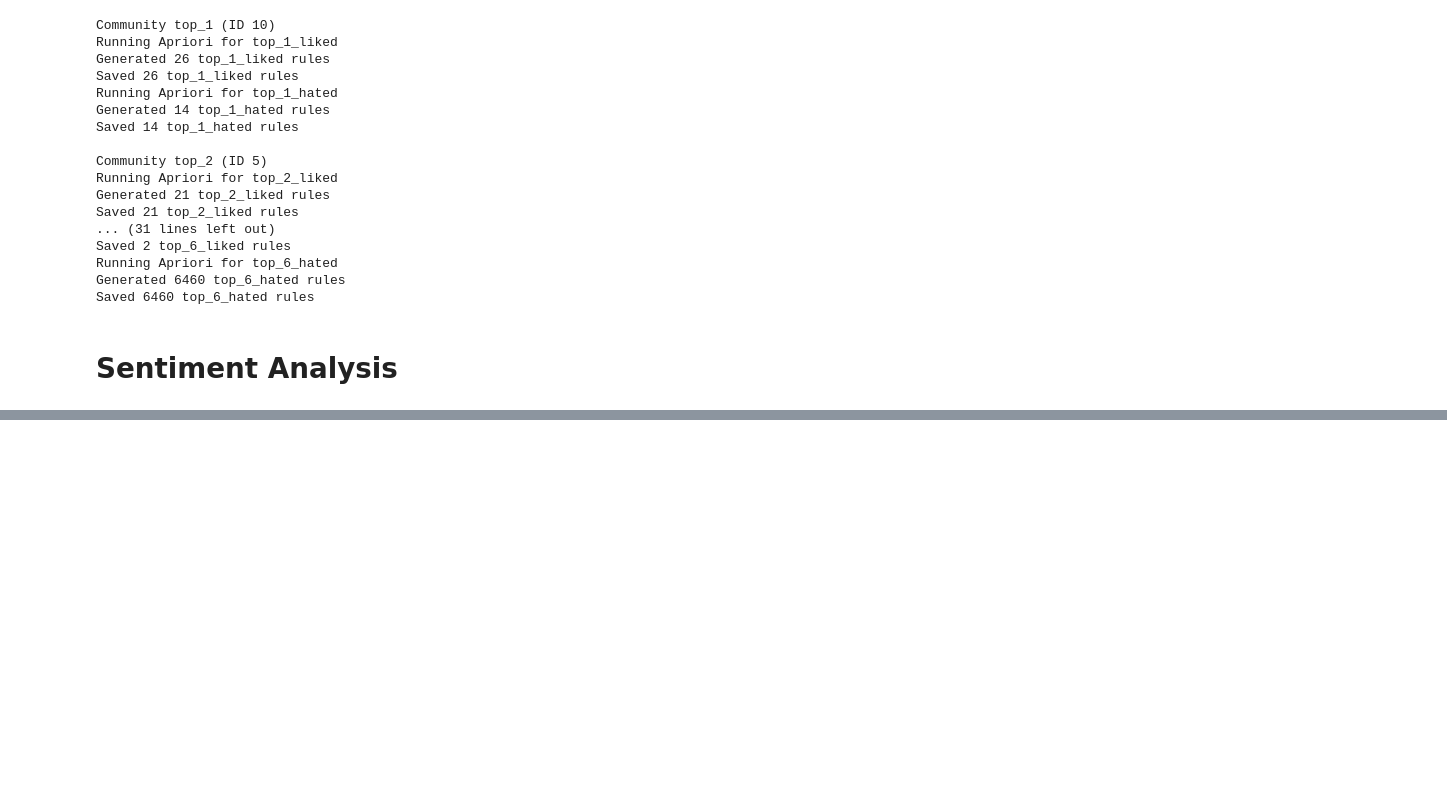
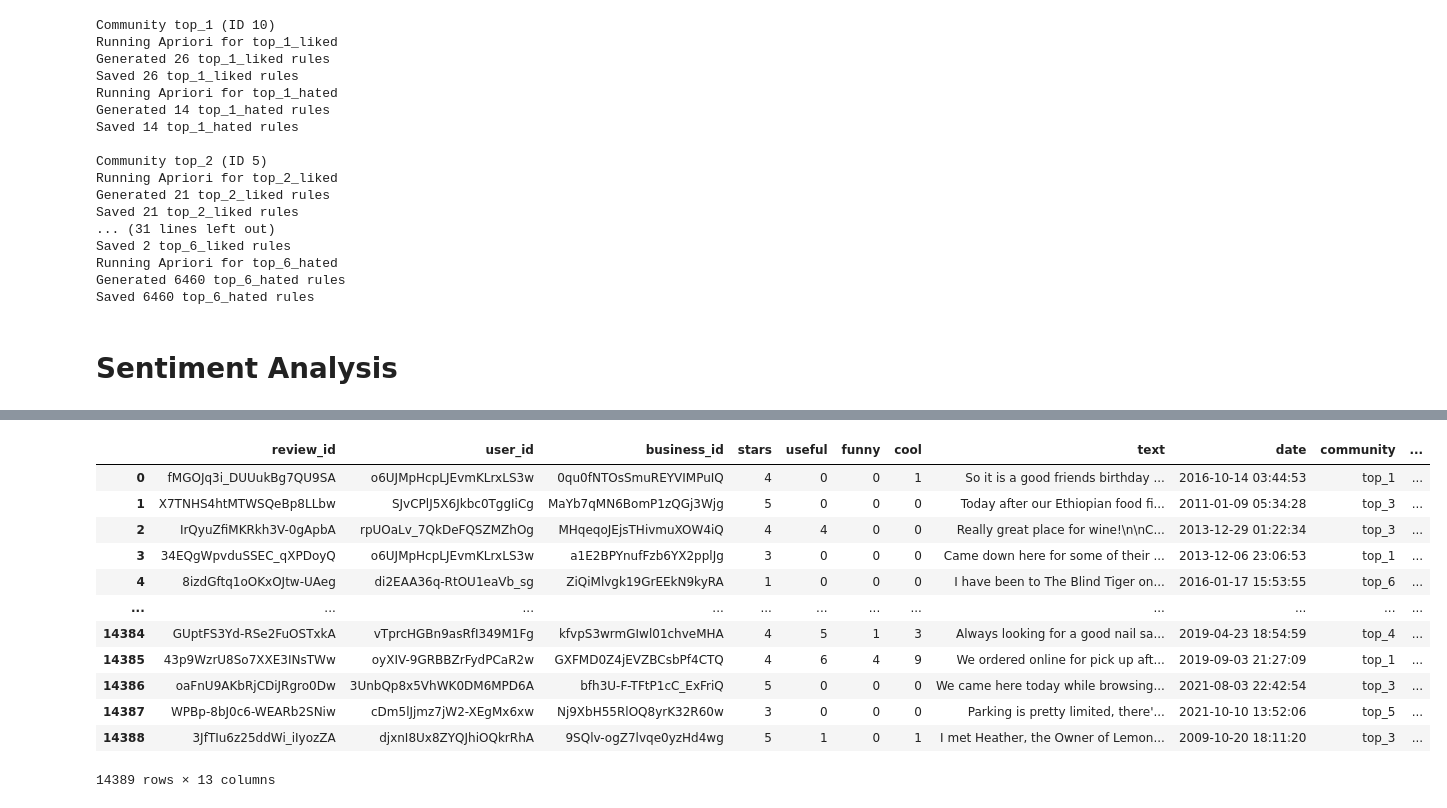
Before and after one commit to Cerlog/02807-project, a Jupyter notebook: FINAL_NOTEBOOK.ipynb, the cells around one changed output, grey strips where cells are left out. Cells and saved outputs as stored; diff of their text form; code cells hidden in the pictures; blank space fills up the shorter version.

```diff
--- a/FINAL_NOTEBOOK.ipynb
+++ b/FINAL_NOTEBOOK.ipynb
@@ -912,0 +954,39 @@ Saved 6460 top_6_hated rules
+# %%
+SENT_DIR = DATA_DIR_PROC / "sentiment"
+SENT_DIR.mkdir(parents=True, exist_ok=True)
+
+chunk_size = 50_000
+
+all_chunks = []  # if you want everything in one big DF at the end
+
+usecols = ["review_id", "user_id", "business_id", "text", "stars"]  # adapt to your schema
+
+for chunk in pd.read_json(REVIEWS_CLEAN, lines=True, chunksize=chunk_size):
+    # keep only users in the selected communities
+    chunk = chunk[chunk["user_id"].isin(target_users)].copy()
+    if chunk.empty:
+        continue
+
+    # add community label
+    chunk["community"] = chunk["user_id"].map(user_to_comm)
+
+    # run sentiment in batches
+    texts = chunk["text"].tolist()
+    preds = sentiment(texts, batch_size=32, truncation=True)
+
+    chunk["sent_label"] = [p["label"] for p in preds]
+    chunk["sent_score"] = [p["score"] for p in preds]
+
+    all_chunks.append(chunk)
+
+if all_chunks:
+    reviews_sent = pd.concat(all_chunks, ignore_index=True)
+else:
+    reviews_sent = pd.DataFrame()
+
+print(f"Total community reviews with sentiment: {len(reviews_sent)}")
+
+# Save once so you can freely poke it later
+out_path = SENT_DIR / "community_reviews_sentiment.parquet"
+reviews_sent.to_parquet(out_path, index=False)
+print(f"Saved per-review sentiment to: {out_path}")
@@ -912,0 +1011,16 @@ Saved 6460 top_6_hated rules
+# %%
+reviews_sent
+# %% [output]
+|  | review_id | user_id | business_id | stars | useful | funny | cool | text | date | community | ... |
+| 0 | fMGOJq3i_DUUukBg7QU9SA | o6UJMpHcpLJEvmKLrxLS3w | 0qu0fNTOsSmuREYVIMPuIQ | 4 | 0 | 0 | 1 | So it is a good friends birthday ... | 2016-10-14 03:44:53 | top_1 | ... |
+| 1 | X7TNHS4htMTWSQeBp8LLbw | SJvCPlJ5X6Jkbc0TggIiCg | MaYb7qMN6BomP1zQGj3Wjg | 5 | 0 | 0 | 0 | Today after our Ethiopian food fi... | 2011-01-09 05:34:28 | top_3 | ... |
+| 2 | IrQyuZfiMKRkh3V-0gApbA | rpUOaLv_7QkDeFQSZMZhOg | MHqeqoJEjsTHivmuXOW4iQ | 4 | 4 | 0 | 0 | Really great place for wine!\n\nC... | 2013-12-29 01:22:34 | top_3 | ... |
+| 3 | 34EQgWpvduSSEC_qXPDoyQ | o6UJMpHcpLJEvmKLrxLS3w | a1E2BPYnufFzb6YX2pplJg | 3 | 0 | 0 | 0 | Came down here for some of their ... | 2013-12-06 23:06:53 | top_1 | ... |
+| 4 | 8izdGftq1oOKxOJtw-UAeg | di2EAA36q-RtOU1eaVb_sg | ZiQiMlvgk19GrEEkN9kyRA | 1 | 0 | 0 | 0 | I have been to The Blind Tiger on... | 2016-01-17 15:53:55 | top_6 | ... |
+| ... | ... | ... | ... | ... | ... | ... | ... | ... | ... | ... | ... |
+| 14384 | GUptFS3Yd-RSe2FuOSTxkA | vTprcHGBn9asRfI349M1Fg | kfvpS3wrmGIwl01chveMHA | 4 | 5 | 1 | 3 | Always looking for a good nail sa... | 2019-04-23 18:54:59 | top_4 | ... |
+| 14385 | 43p9WzrU8So7XXE3INsTWw | oyXIV-9GRBBZrFydPCaR2w | GXFMD0Z4jEVZBCsbPf4CTQ | 4 | 6 | 4 | 9 | We ordered online for pick up aft... | 2019-09-03 21:27:09 | top_1 | ... |
+| 14386 | oaFnU9AKbRjCDiJRgro0Dw | 3UnbQp8x5VhWK0DM6MPD6A | bfh3U-F-TFtP1cC_ExFriQ | 5 | 0 | 0 | 0 | We came here today while browsing... | 2021-08-03 22:42:54 | top_3 | ... |
+| 14387 | WPBp-8bJ0c6-WEARb2SNiw | cDm5lJjmz7jW2-XEgMx6xw | Nj9XbH55RlOQ8yrK32R60w | 3 | 0 | 0 | 0 | Parking is pretty limited, there'... | 2021-10-10 13:52:06 | top_5 | ... |
+| 14388 | 3JfTIu6z25ddWi_iIyozZA | djxnI8Ux8ZYQJhiOQkrRhA | 9SQlv-ogZ7lvqe0yzHd4wg | 5 | 1 | 0 | 1 | I met Heather, the Owner of Lemon... | 2009-10-20 18:11:20 | top_3 | ... |
+14389 rows × 13 columns
```
Also changed, not shown: parts of 6 cells of this notebook.
